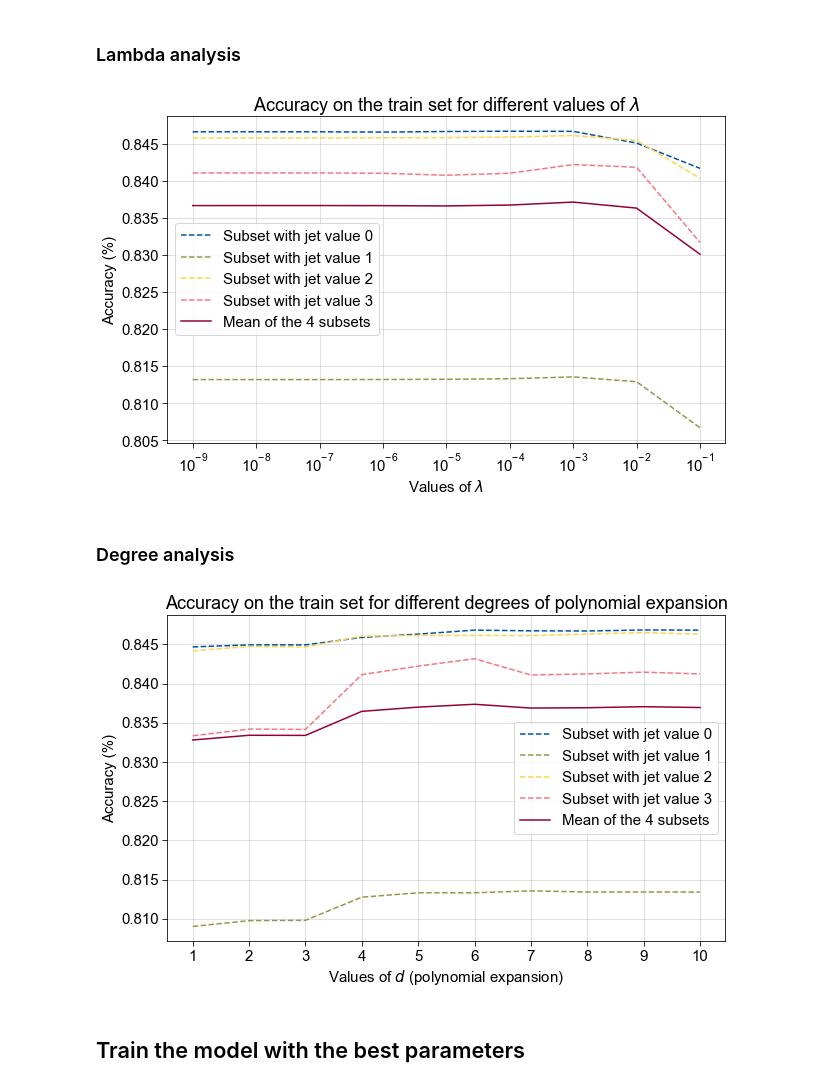
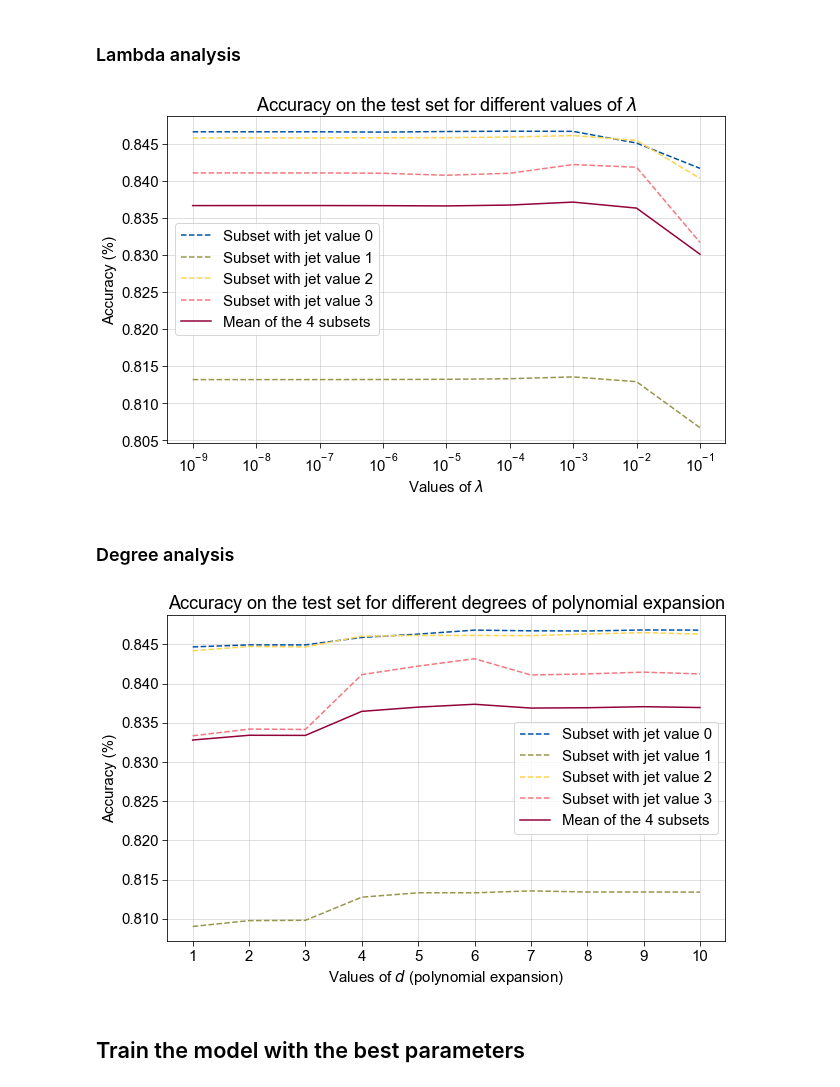
Before and after one commit to emanuelenevali/ML_HiggsBoson_CERN, a Jupyter notebook: HiggsChallenge.ipynb, the cells around one changed output. Drawn from its saved outputs; the diff is of its cells as text; code cells hidden in the pictures.

```diff
--- a/HiggsChallenge.ipynb
+++ b/HiggsChallenge.ipynb
@@ -274,7 +280,7 @@ ax.set_xticks(minor_ticks, minor=True)
 ax.grid(which='minor', alpha=0.2)
 ax.grid(which='major', alpha=0.5)
 
-ax.set_title(r'Accuracy on the train set for different values of $\lambda$')
+ax.set_title(r'Accuracy on the test set for different values of $\lambda$')
 ax.legend(loc=0, prop={'size': 15})
 
 #plt.show()
@@ -282,7 +288,7 @@ ax.legend(loc=0, prop={'size': 15})
 fig.savefig('./report/lambdas2.png', bbox_inches='tight')
 #fig.savefig('./report/lambdas2.jpg', bbox_inches='tight')
 # %% [output]
-[figure, old version]
+[figure, new version]
 # %% [markdown]
 ### Degree analysis
 # %%
@@ -310,35 +316,35 @@ dd = np.vstack((d0,d1,d2,d3))
 fig = plt.figure(figsize=(10,6))
 ax = fig.add_subplot(1,1,1)
 colors = ['#0051a2', '#97964a', '#ffd44f', '#f4777f', '#93003a']
 params = range(1, 11, 1)
 
 ax.set_ylabel('Accuracy (%)')
 ax.set_xlabel(r'Values of $d$ (polynomial expansion)')
 
 ax.plot(params, d0, color=colors[0], label='Subset with jet value 0', linestyle='--')
 ax.plot(params, d1, color=colors[1], label='Subset with jet value 1', linestyle='--')
 ax.plot(params, d2, color=colors[2], label='Subset with jet value 2', linestyle='--')
 ax.plot(params, d3, color=colors[3], label='Subset with jet value 3', linestyle='--')
 ax.plot(params, np.mean(dd, axis=0), color=colors[4], label='Mean of the 4 subsets')
 
 major_ticks = params
 minor_ticks = np.arange(0, 1e-1, 100)
 
 ax.set_xticks(major_ticks)
 ax.set_xticks(minor_ticks, minor=True)
 
 ax.grid(which='minor', alpha=0.2)
 ax.grid(which='major', alpha=0.5)
 
-ax.set_title(r'Accuracy on the train set for different degrees of polynomial expansion')
+ax.set_title(r'Accuracy on the test set for different degrees of polynomial expansion')
 ax.legend(loc=0, prop={'size': 15})
 
 #plt.show()
 
 fig.savefig('./report/degrees2.png', bbox_inches='tight')
 #fig.savefig('./report/degrees2.jpg', bbox_inches='tight')
 # %% [output]
-[figure, old version]
+[figure, new version]
 # %% [markdown]
 ## Train the model with the best parameters
 # %%
```
Also changed, not shown: parts of 3 cells of this notebook, 3 other files.
